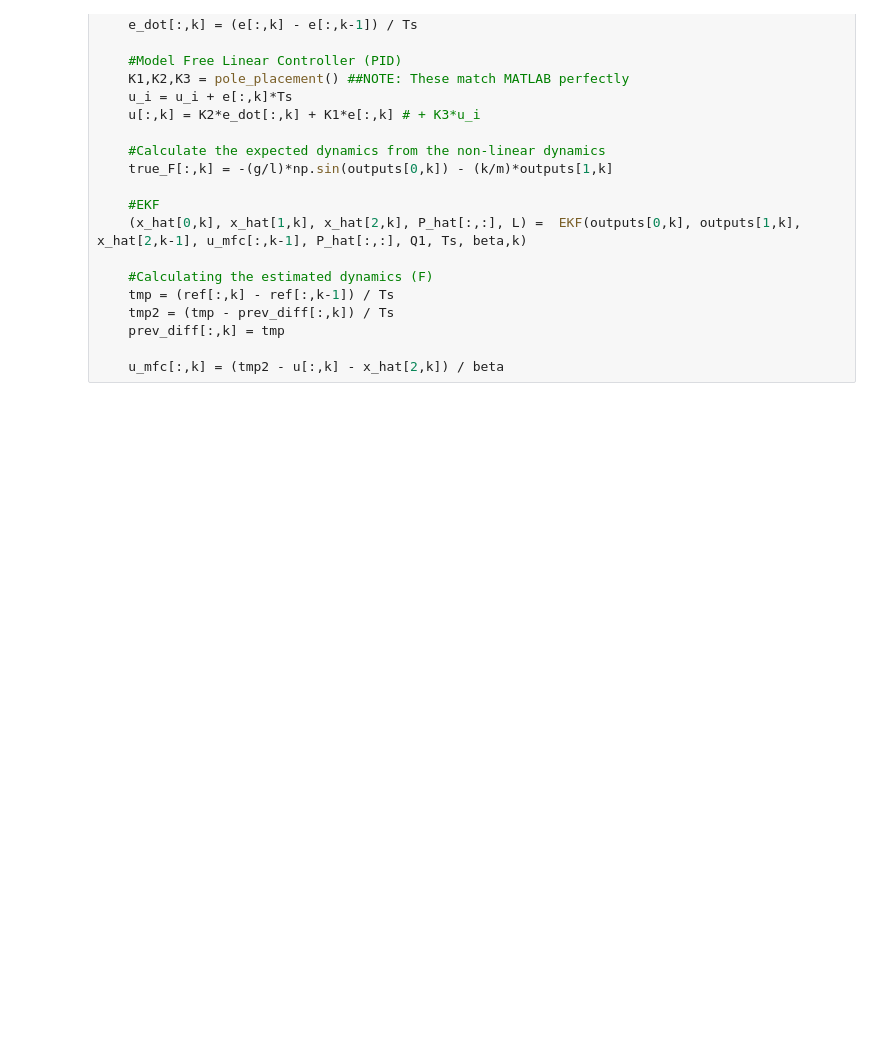
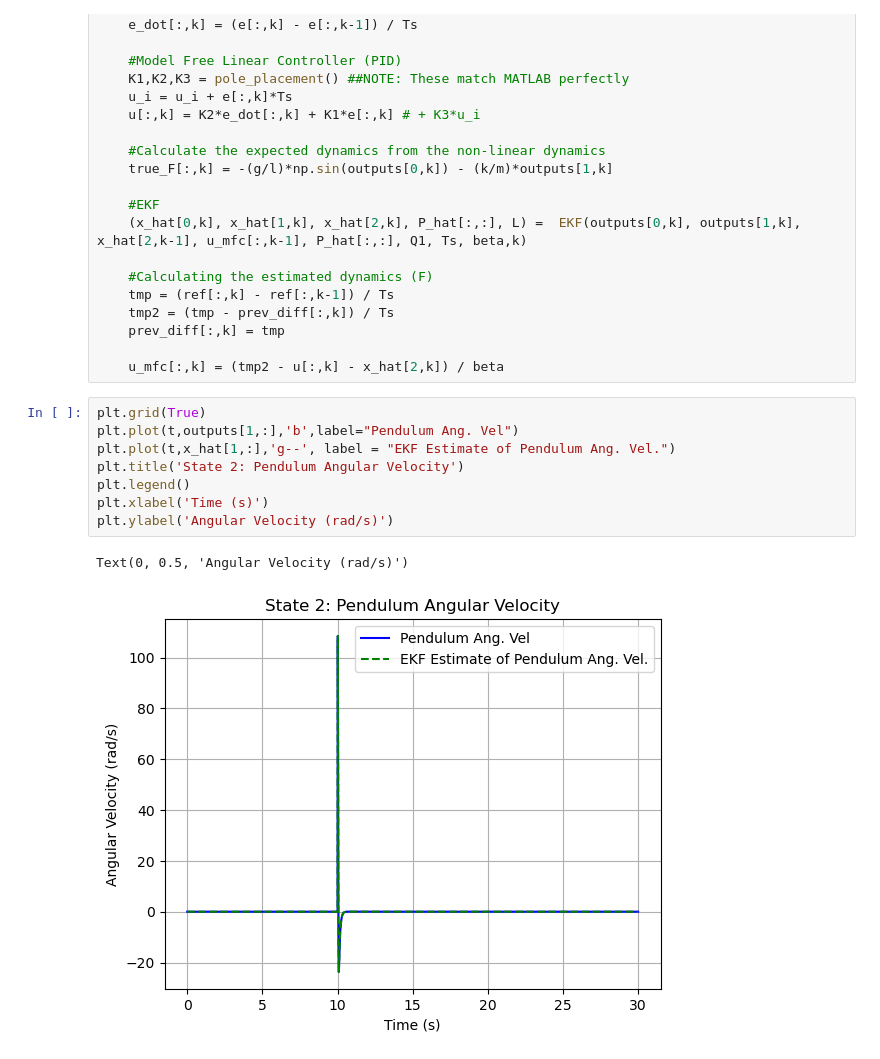
Before and after one commit to jafriztrillo/MFC-Pendulum, a Jupyter notebook: MFC-Pend.ipynb, the cells around one changed output. Saved outputs shown, nothing was run; the diff lists cells and outputs as text; blank space fills up the shorter version.

```diff
--- a/MFC-Pend.ipynb
+++ b/MFC-Pend.ipynb
@@ -202,6 +202,17 @@ for k in range(1, np.size(t)):
     prev_diff[:,k] = tmp
 
     u_mfc[:,k] = (tmp2 - u[:,k] - x_hat[2,k]) / beta
+# %%
+plt.grid(True)
+plt.plot(t,outputs[1,:],'b',label="Pendulum Ang. Vel")
+plt.plot(t,x_hat[1,:],'g--', label = "EKF Estimate of Pendulum Ang. Vel.")
+plt.title('State 2: Pendulum Angular Velocity')
+plt.legend()
+plt.xlabel('Time (s)')
+plt.ylabel('Angular Velocity (rad/s)')
+# %% [output]
+Text(0, 0.5, 'Angular Velocity (rad/s)')
+[figure, added]
 # %%
 plt.plot(t,ref[0,:]*(180/np.pi), 'r', label="Reference Input")
 plt.grid(True)
```
Also changed, not shown: parts of 2 cells of this notebook, 3 other files.
